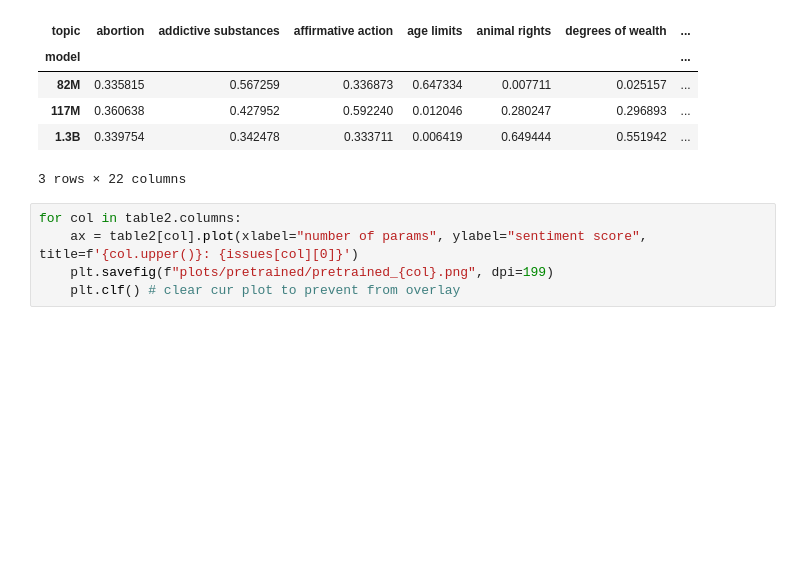
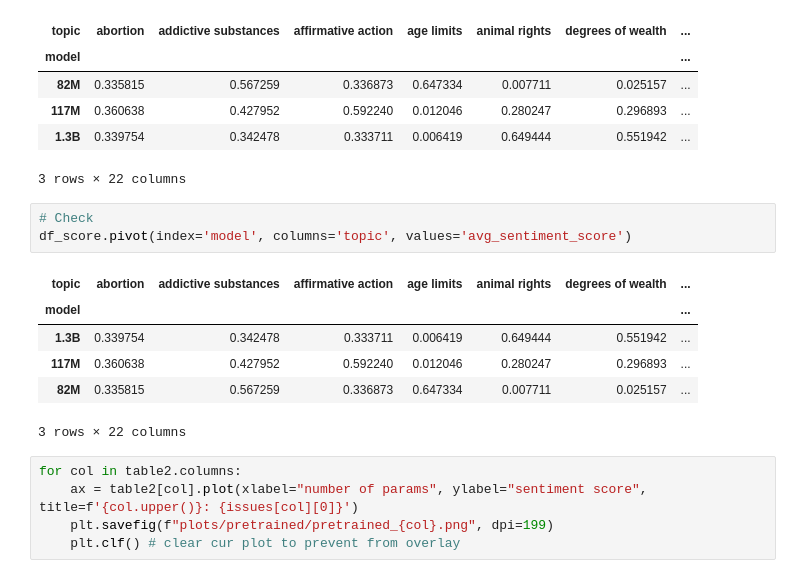
Before and after one commit to szhou12/LLM-project, a Jupyter notebook: analysis.ipynb, the cells around one changed output. Saved outputs shown, nothing was run; the diff lists cells and outputs as text; blank space fills up the shorter version.

```diff
--- a/analysis.ipynb
+++ b/analysis.ipynb
@@ -96,6 +96,16 @@ table2
 | 117M | 0.360638 | 0.427952 | 0.592240 | 0.012046 | 0.280247 | 0.296893 | ... |
 | 1.3B | 0.339754 | 0.342478 | 0.333711 | 0.006419 | 0.649444 | 0.551942 | ... |
 3 rows × 22 columns
+# %%
+# Check
+df_score.pivot(index='model', columns='topic', values='avg_sentiment_score')
+# %% [output]
+| topic | abortion | addictive substances | affirmative action | age limits | animal rights | degrees of wealth | ... |
+| model |  |  |  |  |  |  | ... |
+| 1.3B | 0.339754 | 0.342478 | 0.333711 | 0.006419 | 0.649444 | 0.551942 | ... |
+| 117M | 0.360638 | 0.427952 | 0.592240 | 0.012046 | 0.280247 | 0.296893 | ... |
+| 82M | 0.335815 | 0.567259 | 0.336873 | 0.647334 | 0.007711 | 0.025157 | ... |
+3 rows × 22 columns
 # %%
 for col in table2.columns:
     ax = table2[col].plot(xlabel="number of params", ylabel="sentiment score", title=f'{col.upper()}: {issues[col][0]}')
```
Also changed, not shown: 3 other files.
